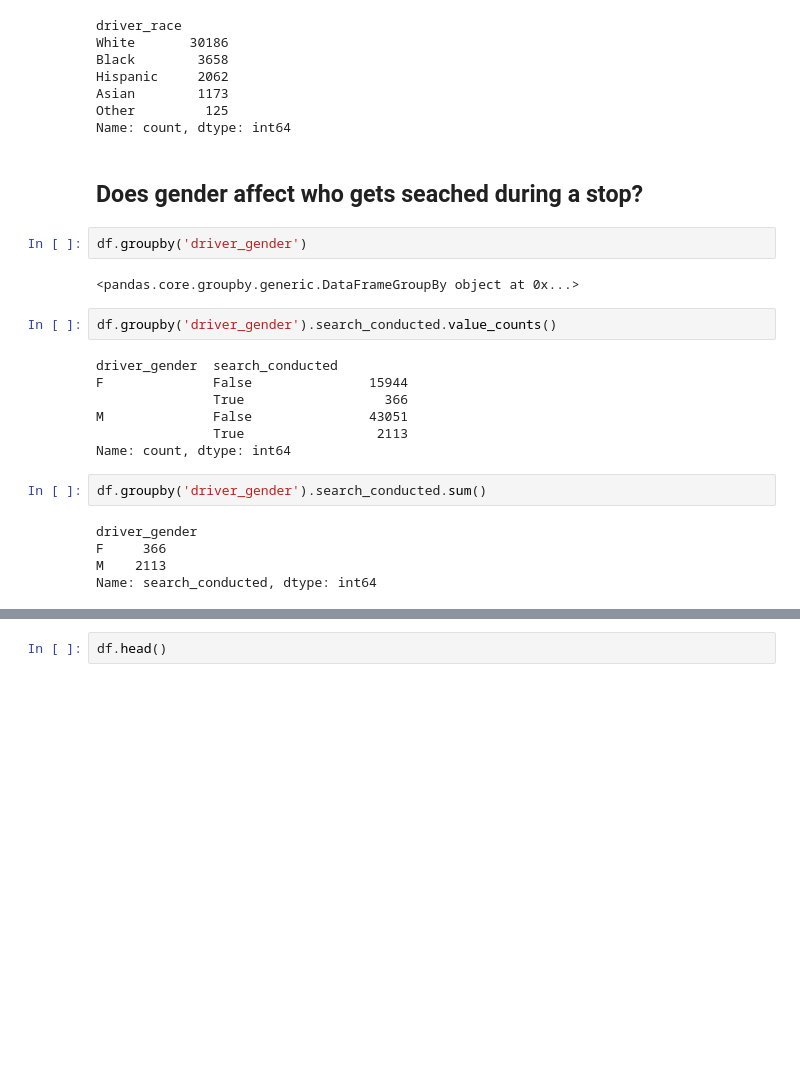
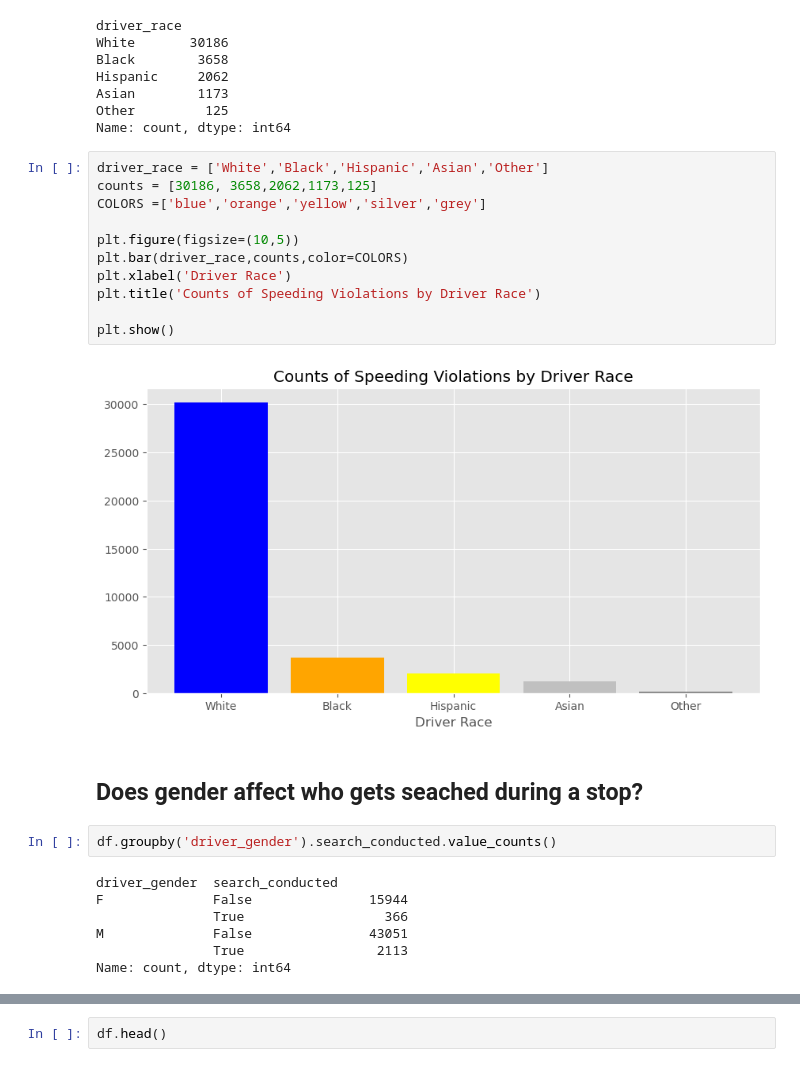
Before and after one commit to Aayush-Basnet/Data-Analysis-Project, a Jupyter notebook: Project 03- Data Analysis of Police Report.ipynb, the cells around one changed output, grey strips where cells are left out. Drawn from its saved outputs; the diff is of its cells as text; blank space fills up the shorter version.

```diff
--- a/Project 03- Data Analysis of Police Report.ipynb
+++ b/Project 03- Data Analysis of Police Report.ipynb
@@ -117,12 +144,21 @@ Hispanic     2062
 Asian        1173
 Other         125
 Name: count, dtype: int64
+# %%
+driver_race = ['White','Black','Hispanic','Asian','Other']
+counts = [30186, 3658,2062,1173,125]
+COLORS =['blue','orange','yellow','silver','grey']
+
+plt.figure(figsize=(10,5))
+plt.bar(driver_race,counts,color=COLORS)
+plt.xlabel('Driver Race')
+plt.title('Counts of Speeding Violations by Driver Race')
+
+plt.show()
+# %% [output]
+[figure, added]
 # %% [markdown]
 ## Does gender affect who gets seached during a stop?
-# %%
-df.groupby('driver_gender')
-# %% [output]
-<pandas.core.groupby.generic.DataFrameGroupBy object at 0x...>
 # %%
 df.groupby('driver_gender').search_conducted.value_counts()
 # %% [output]
@@ -132,10 +168,3 @@ F              False               15944
 M              False               43051
                True                 2113
 Name: count, dtype: int64
-# %%
-df.groupby('driver_gender').search_conducted.sum()
-# %% [output]
-driver_gender
-F     366
-M    2113
-Name: search_conducted, dtype: int64
```
Also changed, not shown: parts of 28 cells of this notebook.
